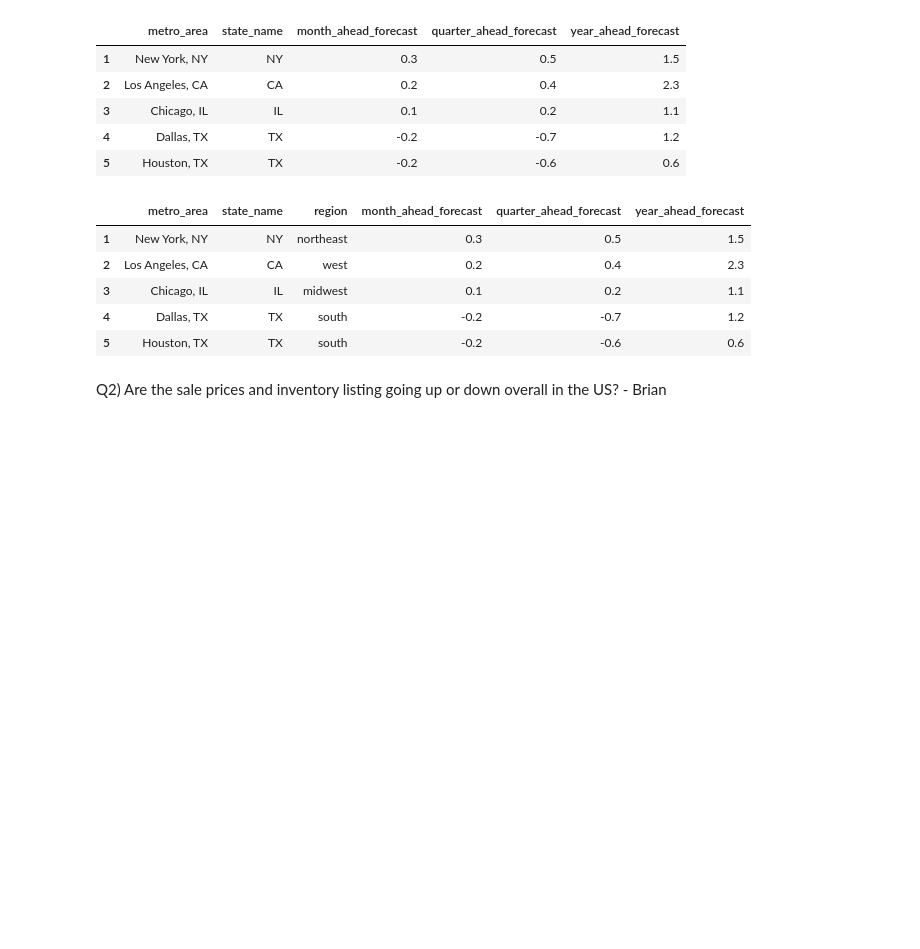
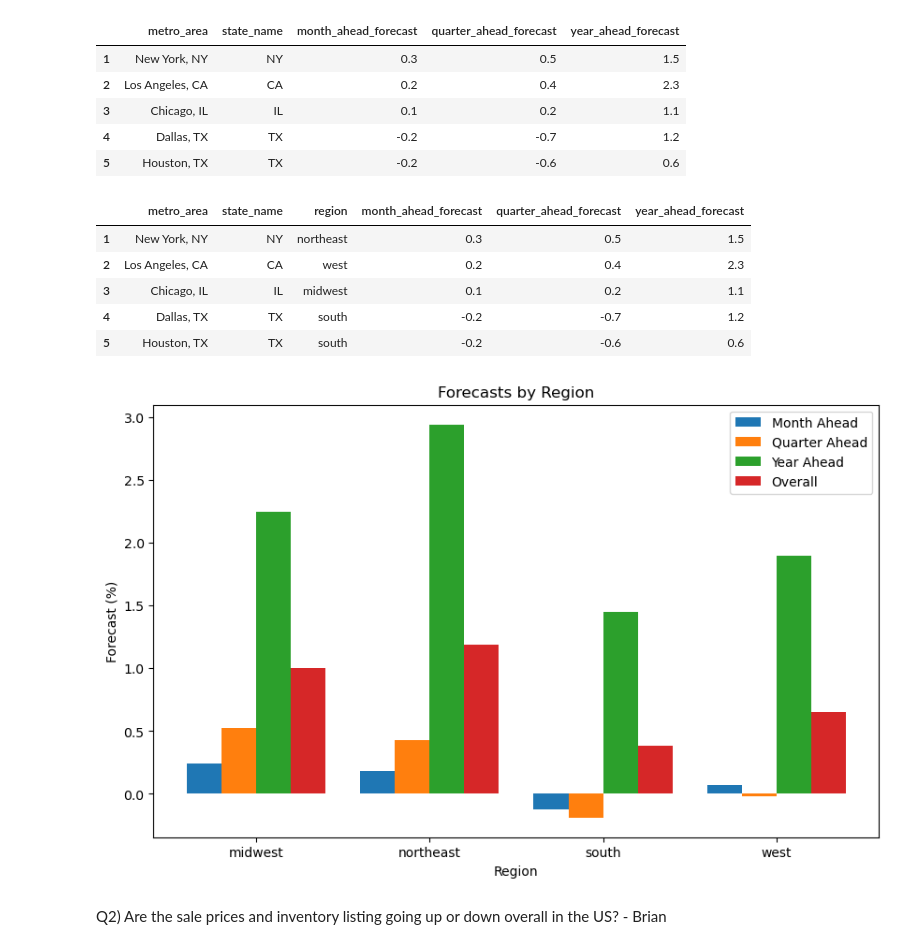
Before and after one commit to LaureaYue/Final-Project-Group-4-SEIS631, a Jupyter notebook: finalproject.ipynb, the cells around one changed output. Drawn from its saved outputs; the diff is of its cells as text; code cells hidden in the pictures; blank space fills up the shorter version.

Commit message:
Added plot

```diff
--- a/finalproject.ipynb
+++ b/finalproject.ipynb
@@ -164,6 +163,38 @@ df.head(5)
 | 3 | Chicago, IL | IL | midwest | 0.1 | 0.2 | 1.1 |
 | 4 | Dallas, TX | TX | south | -0.2 | -0.7 | 1.2 |
 | 5 | Houston, TX | TX | south | -0.2 | -0.6 | 0.6 |
+# %%
+# Calculate overall forecast
+df['overall_forecast'] = df[['month_ahead_forecast', 'quarter_ahead_forecast', 'year_ahead_forecast']].mean(axis=1)
+
+# Group by region and calculate mean forecasts
+grouped_df = df.groupby('region').mean(numeric_only=True)
+
+# Plotting
+fig, ax = plt.subplots(figsize=(10, 6))
+
+# Define bar width and positions
+bar_width = 0.2
+index = np.arange(len(grouped_df))
+
+# Plot each forecast type
+ax.bar(index, grouped_df['month_ahead_forecast'], bar_width, label='Month Ahead')
+ax.bar(index + bar_width, grouped_df['quarter_ahead_forecast'], bar_width, label='Quarter Ahead')
+ax.bar(index + bar_width * 2, grouped_df['year_ahead_forecast'], bar_width, label='Year Ahead')
+ax.bar(index + bar_width * 3, grouped_df['overall_forecast'], bar_width, label='Overall')
+
+# Set labels and title
+ax.set_xlabel('Region')
+ax.set_ylabel('Forecast (%)')
+ax.set_title('Forecasts by Region')
+ax.set_xticks(index + bar_width * 1.5)
+ax.set_xticklabels(grouped_df.index)
+ax.legend()
+
+# Show plot
+plt.show()
+# %% [output]
+[figure, added]
 # %% [markdown]
 Q2) Are the sale prices and inventory listing going up or down overall in the US? - Brian
 # %% [markdown]
```
Also changed, not shown: parts of 2 cells of this notebook.
